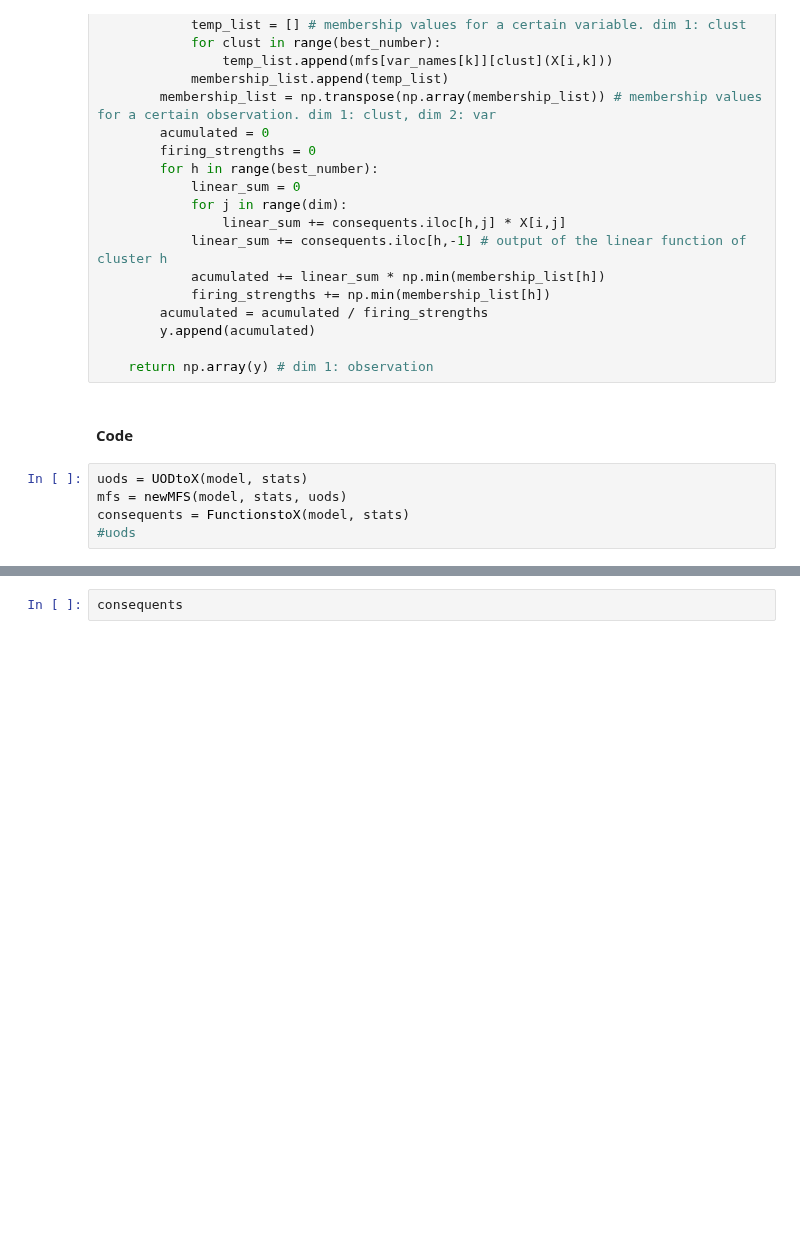
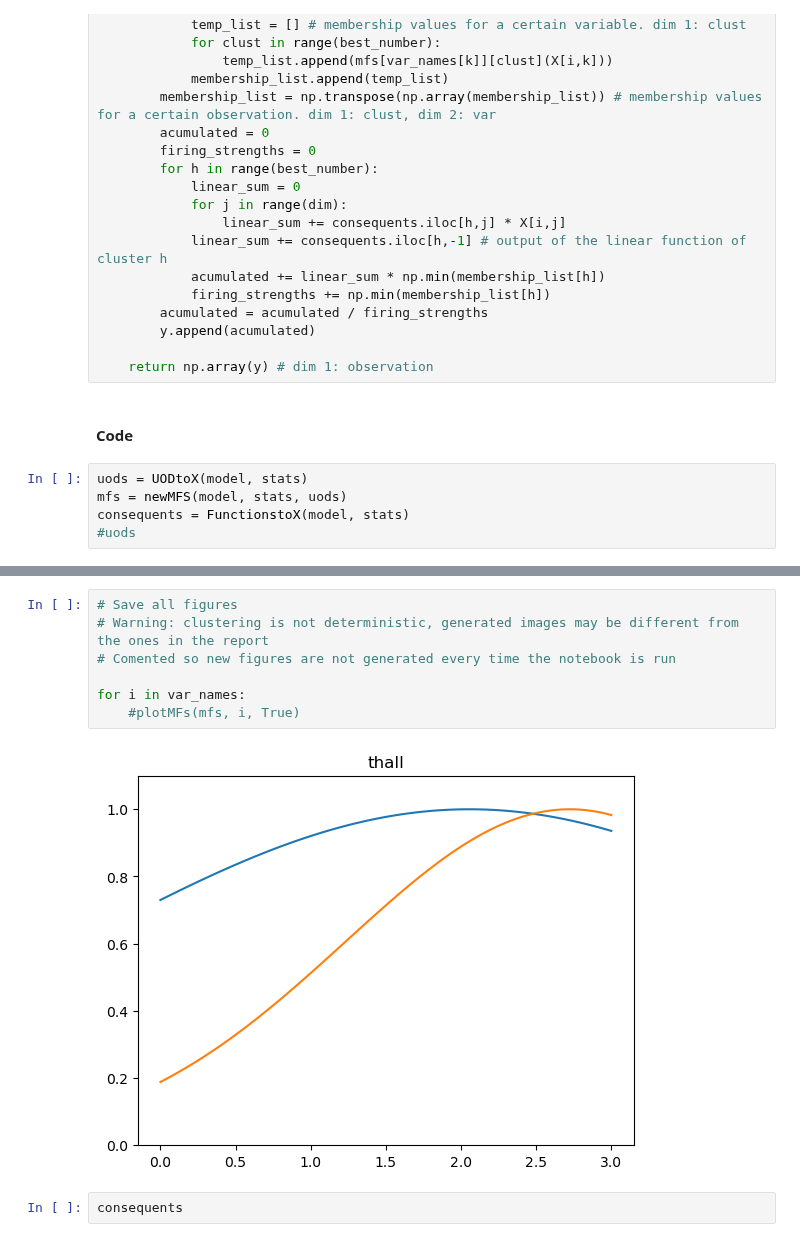
Before and after one commit to AlexGoncalves21/SInts_24, a Jupyter notebook: FinalProject/FuzzyInference.ipynb, the cells around one changed output, grey strips where cells are left out. Saved outputs shown, nothing was run; the diff lists cells and outputs as text; blank space fills up the shorter version.

```diff
--- a/FinalProject/FuzzyInference.ipynb
+++ b/FinalProject/FuzzyInference.ipynb
@@ -339,3 +346,12 @@ plotMFs(mfs, 'chol')
+# %%
+# Save all figures
+# Warning: clustering is not deterministic, generated images may be different from the ones in the report
+# Comented so new figures are not generated every time the notebook is run
+
+for i in var_names:
+    #plotMFs(mfs, i, True)
+# %% [output]
+[figure, added]
 # %%
 consequents
 # %% [output]
```
Also changed, not shown: parts of 3 cells of this notebook, 12 other files.
